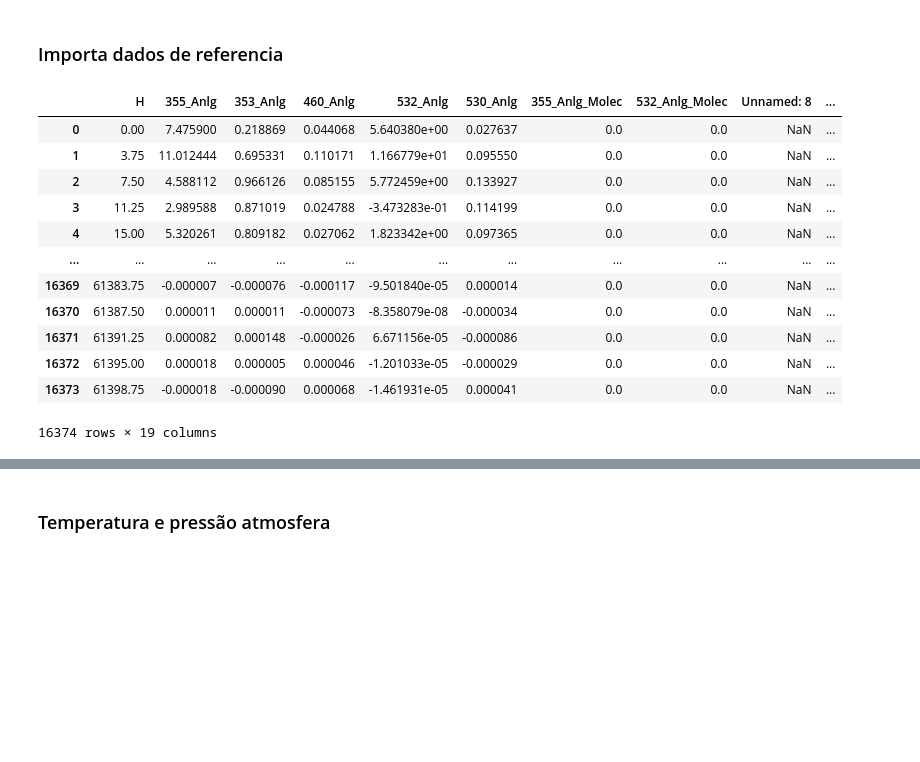
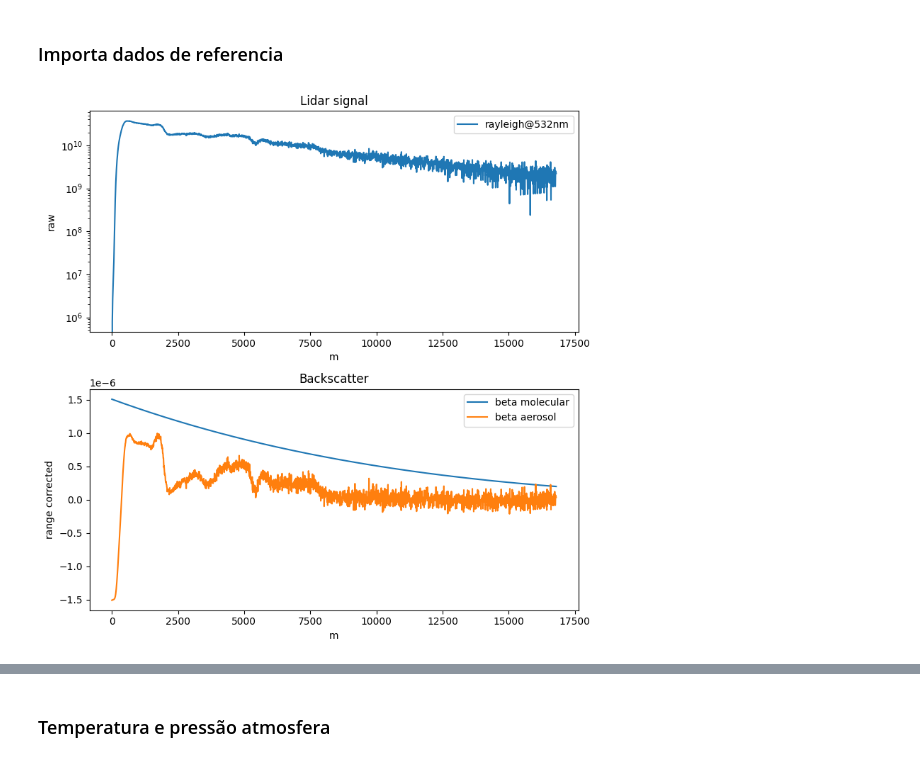
Before and after one commit to JairoRotava/lifa, a Jupyter notebook: notebooks/klett processing.ipynb, the cells around one changed output, grey strips where cells are left out. Cells and saved outputs as stored; diff of their text form; code cells hidden in the pictures; blank space fills up the shorter version.

Commit message:
Klett e Raman

```diff
--- a/notebooks/klett processing.ipynb
+++ b/notebooks/klett processing.ipynb
@@ -35,16 +17,45 @@ rus_ex_molecular = rus_data['MolecExt532_Anlg']
-# %%
-rus_data
-# %% [output]
-|  | H | 355_Anlg | 353_Anlg | 460_Anlg | 532_Anlg | 530_Anlg | 355_Anlg_Molec | 532_Anlg_Molec | Unnamed: 8 | ... |
-| 0 | 0.00 | 7.475900 | 0.218869 | 0.044068 | 5.640380e+00 | 0.027637 | 0.0 | 0.0 | NaN | ... |
-| 1 | 3.75 | 11.012444 | 0.695331 | 0.110171 | 1.166779e+01 | 0.095550 | 0.0 | 0.0 | NaN | ... |
-| 2 | 7.50 | 4.588112 | 0.966126 | 0.085155 | 5.772459e+00 | 0.133927 | 0.0 | 0.0 | NaN | ... |
-| 3 | 11.25 | 2.989588 | 0.871019 | 0.024788 | -3.473283e-01 | 0.114199 | 0.0 | 0.0 | NaN | ... |
-| 4 | 15.00 | 5.320261 | 0.809182 | 0.027062 | 1.823342e+00 | 0.097365 | 0.0 | 0.0 | NaN | ... |
-| ... | ... | ... | ... | ... | ... | ... | ... | ... | ... | ... |
-| 16369 | 61383.75 | -0.000007 | -0.000076 | -0.000117 | -9.501840e-05 | 0.000014 | 0.0 | 0.0 | NaN | ... |
-| 16370 | 61387.50 | 0.000011 | 0.000011 | -0.000073 | -8.358079e-08 | -0.000034 | 0.0 | 0.0 | NaN | ... |
-| 16371 | 61391.25 | 0.000082 | 0.000148 | -0.000026 | 6.671156e-05 | -0.000086 | 0.0 | 0.0 | NaN | ... |
-| 16372 | 61395.00 | 0.000018 | 0.000005 | 0.000046 | -1.201033e-05 | -0.000029 | 0.0 | 0.0 | NaN | ... |
-| 16373 | 61398.75 | -0.000018 | -0.000090 | 0.000068 | -1.461931e-05 | 0.000041 | 0.0 | 0.0 | NaN | ... |
-16374 rows × 19 columns
+# %%
+# Dados exemplo raymetrics
+ref_data = pd.read_csv('./sample_data/klett/rc532_20160406_0029_0229.txt', delimiter='\t')
+
+raymetrics = {}
+raymetrics['z'] = ref_data['Altitude(m)'].to_numpy()
+raymetrics['rayleigh_rc'] =  ref_data['Range Corrected Signal(m^-1 sr^-1)'].to_numpy()
+raymetrics['rayleigh_lambda'] = 532
+
+raymetrics['lidar_ratio'] = 50
+raymetrics['index_reference'] = 1338    #1338*7,5=10.035 m
+raymetrics['reference_range'] = 134     #134*7,5=1005 m
+raymetrics['beta_aerosol_reference'] = 3E-8
+raymetrics['bin_width'] = 7.5
+
+
+ref_klett_data = pd.read_csv('./sample_data/klett/b532_20160406_0029_0229.txt', delimiter='\t')
+raymetrics['molecular_backscatter'] = ref_klett_data['beta_molecular(m^-1 sr^-1)'].to_numpy()
+raymetrics['aerosol_backscatter'] = ref_klett_data['beta_aerosol(m^-1 sr^-1)'].to_numpy()
+
+# Dados de entrada
+plt.figure(figsize=(8,8))
+plt.subplot(2,1,1)
+plt.plot(raymetrics['z'], raymetrics['rayleigh_rc'], label='rayleigh@{}nm'.format(raymetrics['rayleigh_lambda']) )
+plt.title('Lidar signal')
+plt.yscale('log')
+plt.legend(loc='upper right')
+plt.ylabel('raw')
+plt.xlabel('m')
+
+plt.subplot(2,1,2)
+plt.plot(raymetrics['z'], raymetrics['molecular_backscatter'], label='beta molecular')
+plt.plot(raymetrics['z'], raymetrics['aerosol_backscatter'], label='beta aerosol')
+
+#plt.plot(lidar_data['z'], lidar_data['raman_rc'], label='raman@{}nm'.format(lidar_data['raman_lambda']))
+plt.title('Backscatter')
+#plt.yscale('log')
+plt.legend(loc='upper right')
+plt.ylabel('range corrected')
+plt.xlabel('m')
+
+plt.tight_layout() # Adjusts subplot parameters for a tight layout
+plt.show()
+# %% [output]
+[figure, added]
```
Also changed, not shown: parts of 22 cells of this notebook, 1 other file.
